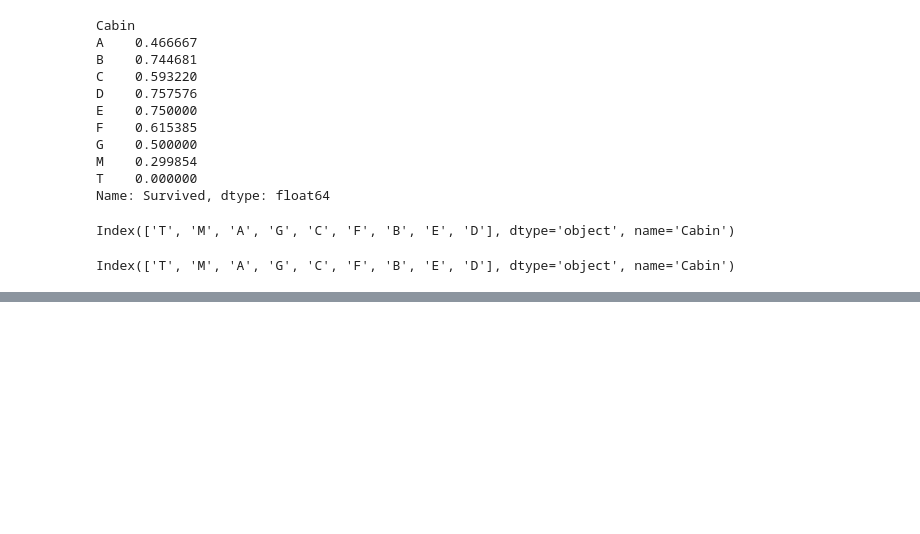
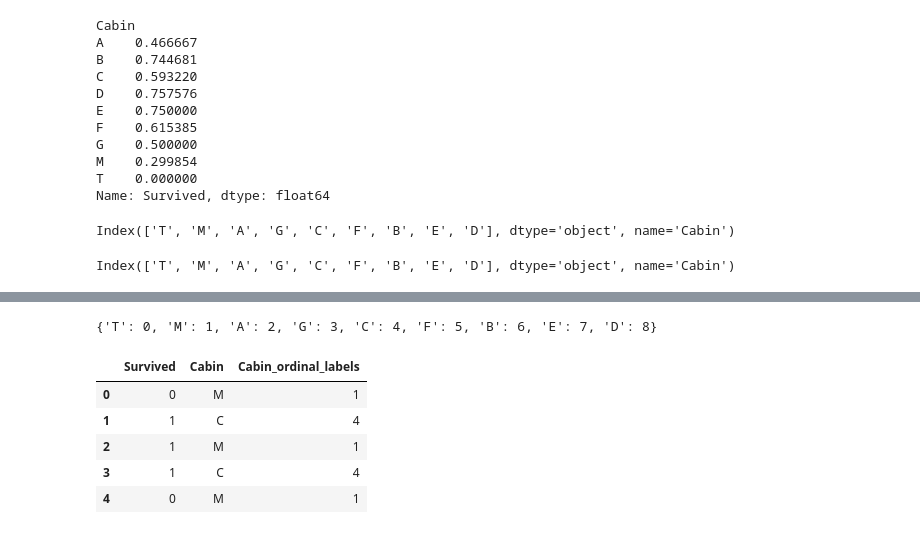
Before and after one commit to AugustineJosephMN/Feature-Engineering, a Jupyter notebook: Handling Categorical Features.ipynb, the cells around one changed output, grey strips where cells are left out. Saved outputs shown, nothing was run; the diff lists cells and outputs as text; code cells hidden in the pictures; blank space fills up the shorter version.

```diff
--- a/Handling Categorical Features.ipynb
+++ b/Handling Categorical Features.ipynb
@@ -335,0 +338,15 @@ enumerate(ordinal_labels,0)
+# %%
+ordinal_labels2={k:i for i,k in enumerate(ordinal_labels,0)}
+ordinal_labels2
+# %% [output]
+{'T': 0, 'M': 1, 'A': 2, 'G': 3, 'C': 4, 'F': 5, 'B': 6, 'E': 7, 'D': 8}
+# %%
+df['Cabin_ordinal_labels']=df['Cabin'].map(ordinal_labels2)
+df.head()
+# %% [output]
+|  | Survived | Cabin | Cabin_ordinal_labels |
+| 0 | 0 | M | 1 |
+| 1 | 1 | C | 4 |
+| 2 | 1 | M | 1 |
+| 3 | 1 | C | 4 |
+| 4 | 0 | M | 1 |
```
Also changed, not shown: parts of 2 cells of this notebook.
